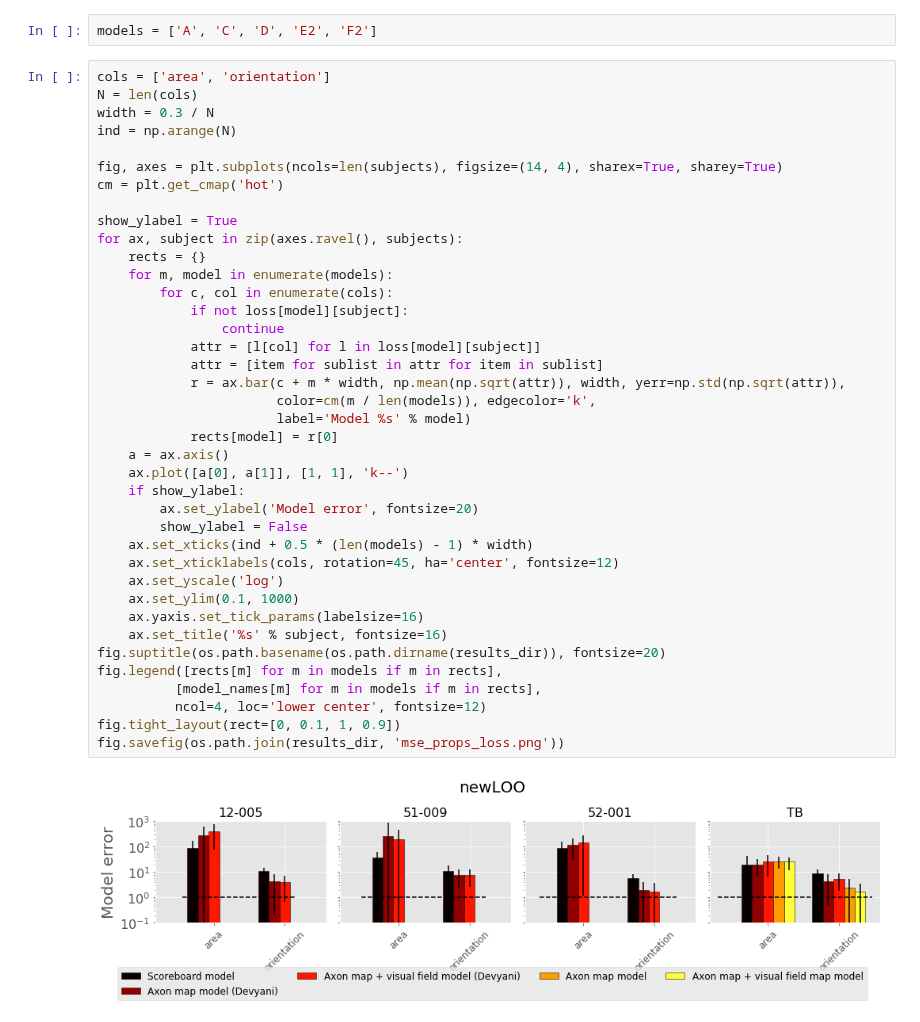
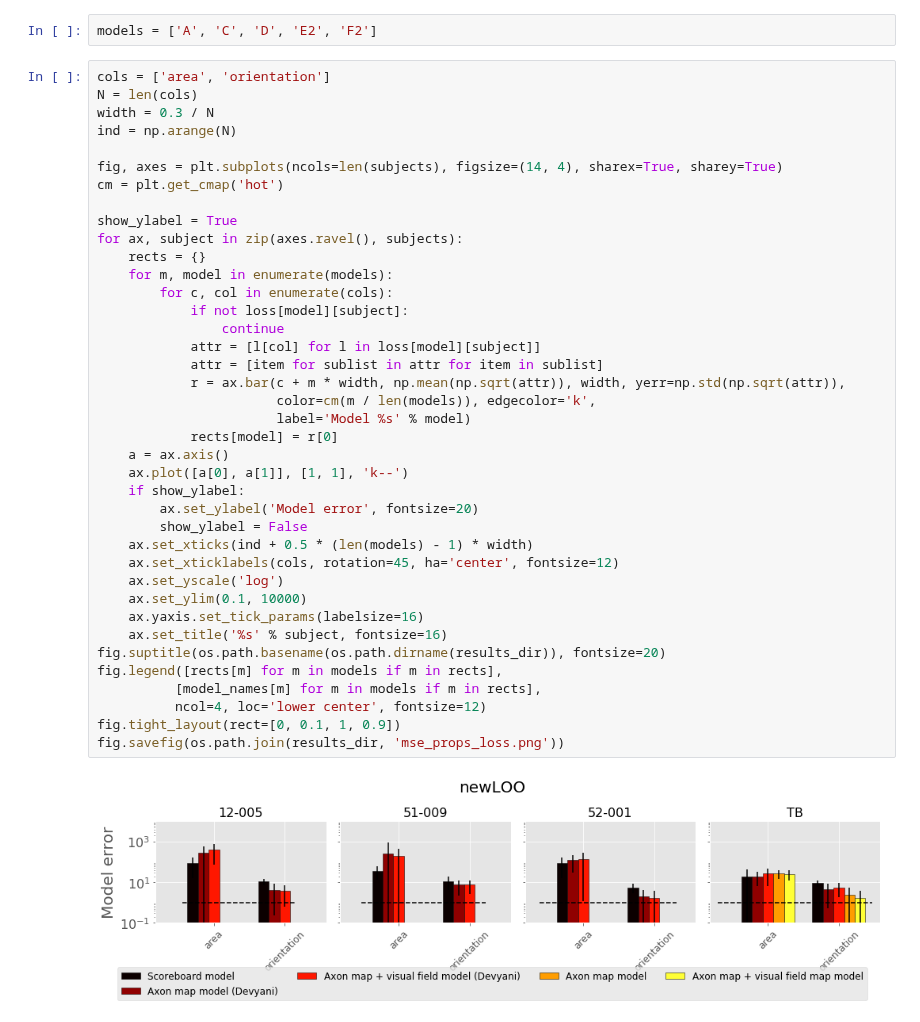
Before and after one commit to VisCog/ArgusShapes, a Jupyter notebook: examples/notebooks/plot-crossval-props.ipynb, the cells around one changed output. Drawn from its saved outputs; the diff is of its cells as text.

Commit message:
update plot crossval props

```diff
--- a/examples/notebooks/plot-crossval-props.ipynb
+++ b/examples/notebooks/plot-crossval-props.ipynb
@@ -186,32 +186,32 @@ cm = plt.get_cmap('hot')
 show_ylabel = True
 for ax, subject in zip(axes.ravel(), subjects):
     rects = {}
     for m, model in enumerate(models):
         for c, col in enumerate(cols):
             if not loss[model][subject]:
                 continue
             attr = [l[col] for l in loss[model][subject]]
             attr = [item for sublist in attr for item in sublist]
             r = ax.bar(c + m * width, np.mean(np.sqrt(attr)), width, yerr=np.std(np.sqrt(attr)),
                        color=cm(m / len(models)), edgecolor='k',
                        label='Model %s' % model)
             rects[model] = r[0]
     a = ax.axis()
     ax.plot([a[0], a[1]], [1, 1], 'k--')
     if show_ylabel:
         ax.set_ylabel('Model error', fontsize=20)
         show_ylabel = False
     ax.set_xticks(ind + 0.5 * (len(models) - 1) * width)
     ax.set_xticklabels(cols, rotation=45, ha='center', fontsize=12)
     ax.set_yscale('log')
-    ax.set_ylim(0.1, 1000)
+    ax.set_ylim(0.1, 10000)
     ax.yaxis.set_tick_params(labelsize=16)
     ax.set_title('%s' % subject, fontsize=16)
 fig.suptitle(os.path.basename(os.path.dirname(results_dir)), fontsize=20)
 fig.legend([rects[m] for m in models if m in rects],
           [model_names[m] for m in models if m in rects],
           ncol=4, loc='lower center', fontsize=12)
 fig.tight_layout(rect=[0, 0.1, 1, 0.9])
 fig.savefig(os.path.join(results_dir, 'mse_props_loss.png'))
 # %% [output]
-[figure, old version]
+[figure, new version]
```
Also changed, not shown: parts of 2 cells of this notebook.
